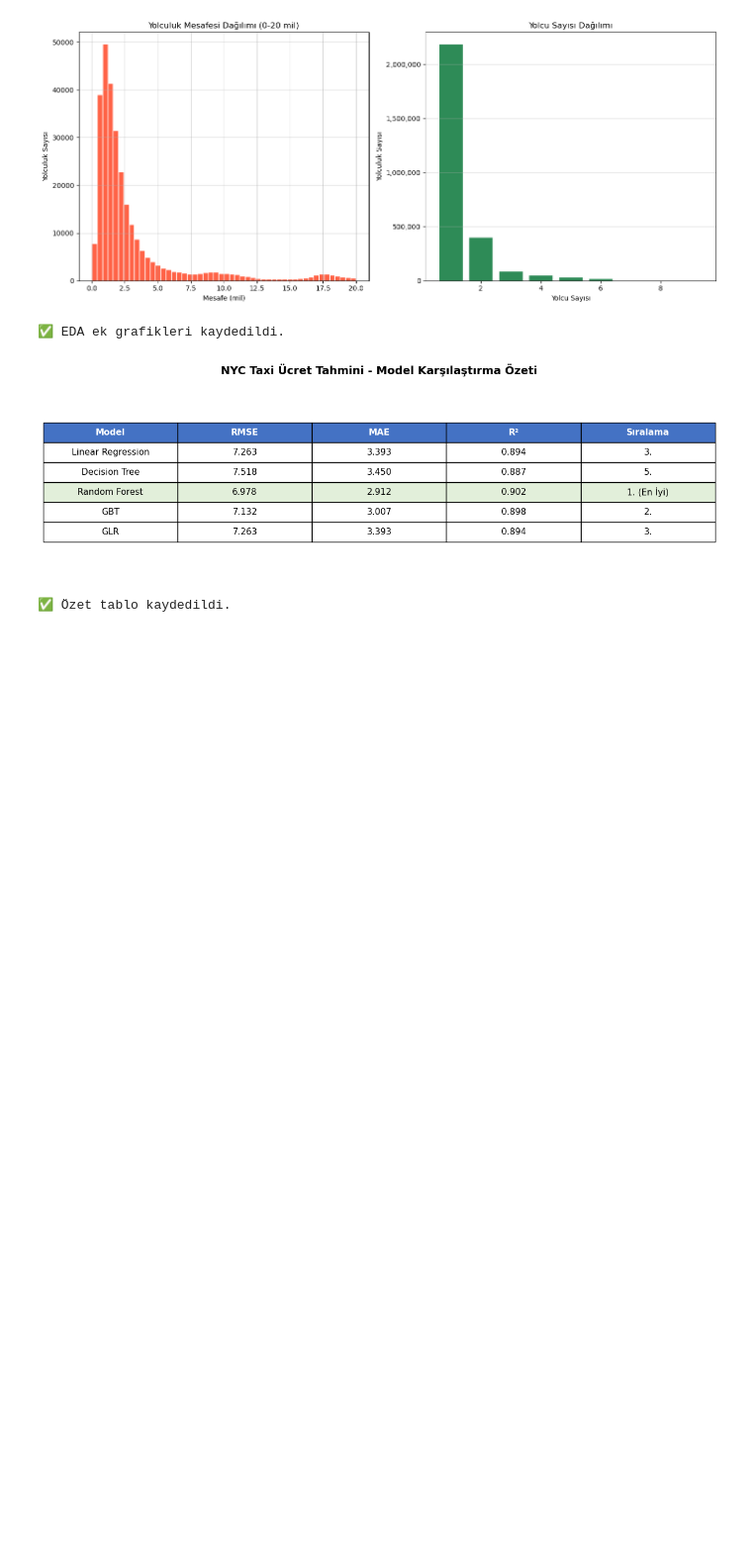
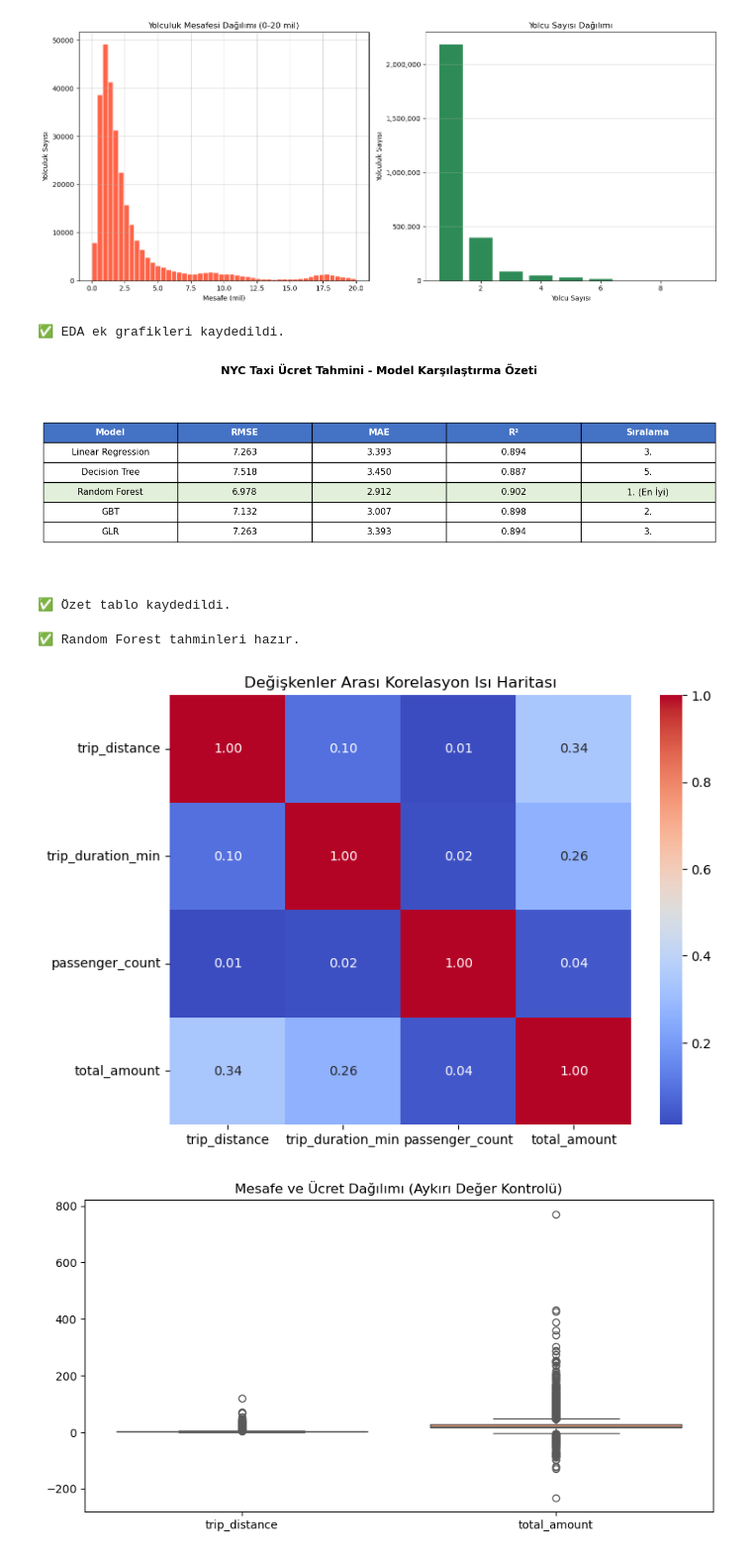
Before and after one commit to Melissportakall/bigdataproject, a Jupyter notebook: notebooks/07_dashboard.ipynb, the cells around one changed output. Shown at 99% size. Saved outputs shown, nothing was run; the diff lists cells and outputs as text; code cells hidden in the pictures; blank space fills up the shorter version.

Commit message:
Dashboard güncellendi: KPI kartları, EDA görselleri, model karşılaştırma ve regresyon grafikleri eklendi

```diff
--- a/notebooks/07_dashboard.ipynb
+++ b/notebooks/07_dashboard.ipynb
@@ -226,3 +242,71 @@ print("✅ Özet tablo kaydedildi.")
 # %% [output]
 [figure]
 ✅ Özet tablo kaydedildi.
+# %%
+from pyspark.sql.functions import col, unix_timestamp, hour, dayofweek, when
+from pyspark.ml.feature import VectorAssembler
+from pyspark.ml.regression import RandomForestRegressor
+from pyspark.ml.evaluation import RegressionEvaluator
+
+# Veriyi hazırla
+df_ml = df.filter(
+    (col("trip_distance") > 0) &
+    (col("total_amount") > 0) &
+    (col("total_amount") < 500) &
+    (col("passenger_count") > 0)
+)
+df_ml = df_ml.withColumn("trip_duration_min",
+    (unix_timestamp("tpep_dropoff_datetime") - unix_timestamp("tpep_pickup_datetime")) / 60
+)
+df_ml = df_ml.withColumn("hour_of_day", hour("tpep_pickup_datetime"))
+df_ml = df_ml.withColumn("day_of_week", dayofweek("tpep_pickup_datetime"))
+df_ml = df_ml.withColumn("is_weekend", when(col("day_of_week") >= 6, 1).otherwise(0))
+df_ml = df_ml.withColumn("is_rush_hour",
+    when(((col("hour_of_day") >= 7) & (col("hour_of_day") <= 9)) |
+         ((col("hour_of_day") >= 17) & (col("hour_of_day") <= 19)), 1).otherwise(0))
+df_ml = df_ml.withColumn("is_airport",
+    when((col("PULocationID") == 132) | (col("PULocationID") == 138), 1).otherwise(0))
+df_ml = df_ml.filter(col("trip_duration_min") > 0)
+
+feature_cols = ["trip_distance", "trip_duration_min", "hour_of_day",
+                "is_weekend", "is_rush_hour", "is_airport", "passenger_count"]
+
+assembler = VectorAssembler(inputCols=feature_cols, outputCol="features")
+df_ml = assembler.transform(df_ml)
+
+train_df, test_df = df_ml.randomSplit([0.75, 0.25], seed=42)
+
+rf = RandomForestRegressor(featuresCol="features", labelCol="total_amount", numTrees=50, maxDepth=5)
+rf_model = rf.fit(train_df)
+predictions = rf_model.transform(test_df)
+
+print("✅ Random Forest tahminleri hazır.")
+# %% [output]
+✅ Random Forest tahminleri hazır.
+# %%
+import seaborn as sns
+from pyspark.ml.stat import Correlation
+from pyspark.ml.feature import VectorAssembler
+
+# 1. Korelasyon Isı Haritası
+corr_cols = ["trip_distance", "trip_duration_min", "passenger_count", "total_amount"]
+assembler = VectorAssembler(inputCols=corr_cols, outputCol="features_corr")
+df_vector = assembler.transform(df_ml).select("features_corr")
+
+matrix = Correlation.corr(df_vector, "features_corr").collect()[0][0]
+corr_matrix = matrix.toArray()
+
+plt.figure(figsize=(8, 6))
+sns.heatmap(corr_matrix, annot=True, fmt=".2f", cmap='coolwarm', xticklabels=corr_cols, yticklabels=corr_cols)
+plt.title("Değişkenler Arası Korelasyon Isı Haritası")
+plt.show()
+
+# 2. Aykırı Değer (Box Plot) Analizi
+plt.figure(figsize=(10, 5))
+sample_pd = df.select("trip_distance", "total_amount").sample(fraction=0.01).toPandas()
+sns.boxplot(data=sample_pd[["trip_distance", "total_amount"]], palette="Set2")
+plt.title("Mesafe ve Ücret Dağılımı (Aykırı Değer Kontrolü)")
+plt.show()
+# %% [output]
+[figure, added]
+[figure, added]
```
Also changed, not shown: parts of 6 cells of this notebook.
